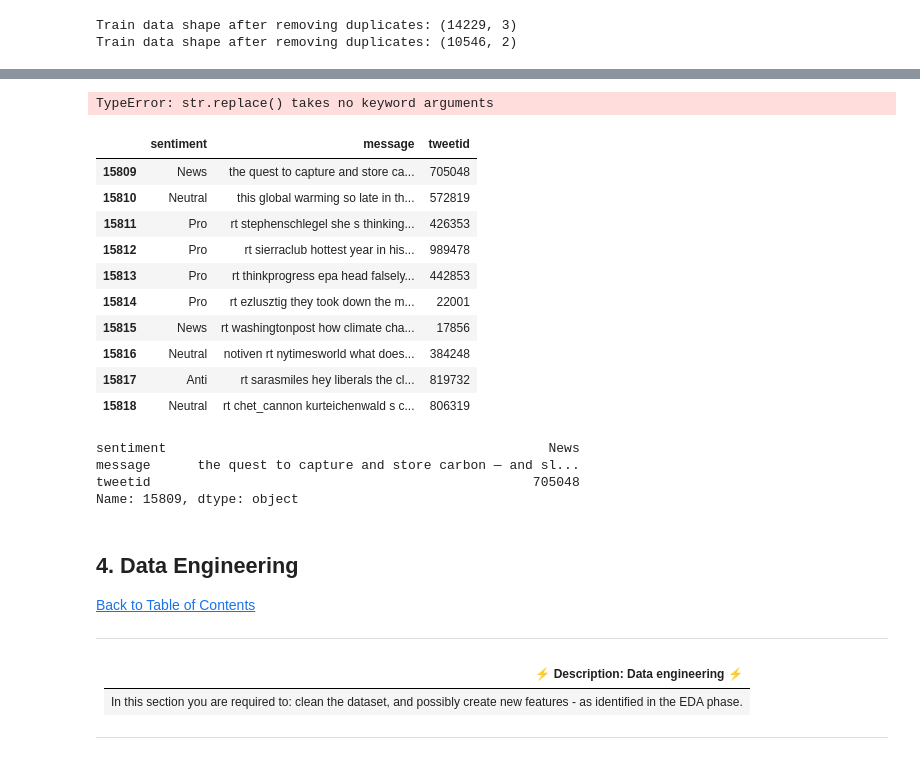
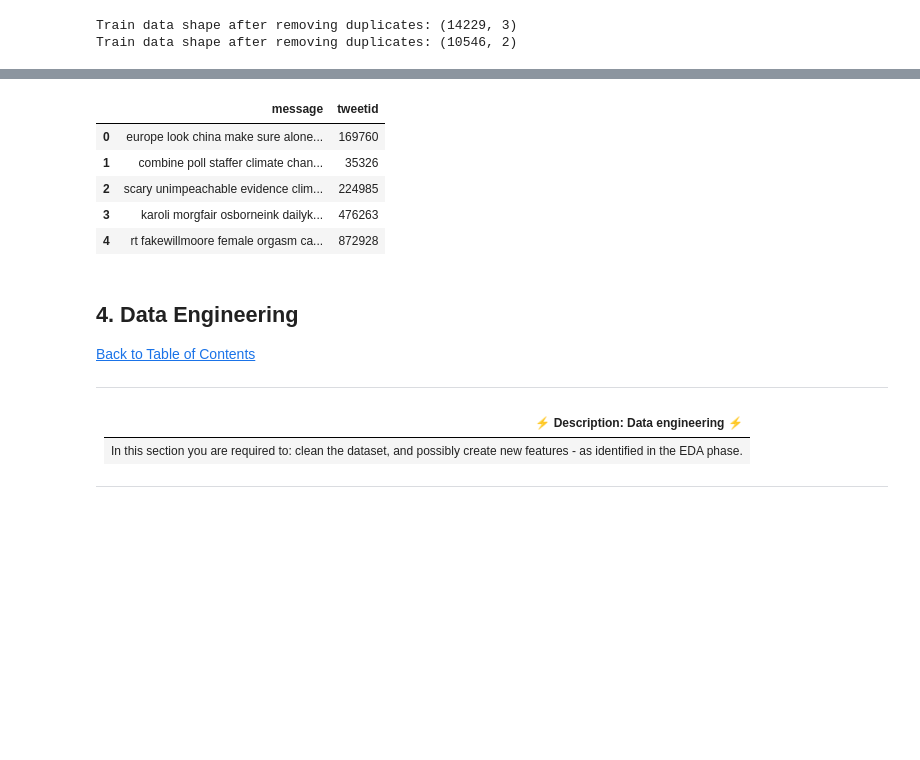
Before and after one commit to ObengKojo23/2207ACDS_TEAM_CW2, a Jupyter notebook: notebooks/twitter_sentiment_classification_notebook.ipynb, the cells around one changed output, grey strips where cells are left out. Drawn from its saved outputs; the diff is of its cells as text; code cells hidden in the pictures; blank space fills up the shorter version.

```diff
--- a/notebooks/twitter_sentiment_classification_notebook.ipynb
+++ b/notebooks/twitter_sentiment_classification_notebook.ipynb
@@ -522,0 +581,9 @@ def data_refine(df):
+# %%
+test_copy.head()
+# %% [output]
+|  | message | tweetid |
+| 0 | europe look china make sure alone... | 169760 |
+| 1 | combine poll staffer climate chan... | 35326 |
+| 2 | scary unimpeachable evidence clim... | 224985 |
+| 3 | karoli morgfair osborneink dailyk... | 476263 |
+| 4 | rt fakewillmoore female orgasm ca... | 872928 |
@@ -523,31 +614,12 @@ def data_refine(df):
 # %%
-#refine dataframe with the above function
+"""#refine dataframe with the above function
 train_copy['message'] = train_copy['message'].apply(data_refine)
-train_copy.head(10)
+train_copy.head(10)"""
-# %% [output]
-TypeError: str.replace() takes no keyword arguments
 # %%
-train_copy['message'] = train_copy['message'].apply(data_refine)
-train_copy.tail(10)
+"""train_copy['message'] = train_copy['message'].apply(data_refine)
+train_copy.tail(10)"""
-# %% [output]
-|  | sentiment | message | tweetid |
-| 15809 | News | the quest to capture and store ca... | 705048 |
-| 15810 | Neutral | this global warming so late in th... | 572819 |
-| 15811 | Pro | rt stephenschlegel she s thinking... | 426353 |
-| 15812 | Pro | rt sierraclub hottest year in his... | 989478 |
-| 15813 | Pro | rt thinkprogress epa head falsely... | 442853 |
-| 15814 | Pro | rt ezlusztig they took down the m... | 22001 |
-| 15815 | News | rt washingtonpost how climate cha... | 17856 |
-| 15816 | Neutral | notiven rt nytimesworld what does... | 384248 |
-| 15817 | Anti | rt sarasmiles hey liberals the cl... | 819732 |
-| 15818 | Neutral | rt chet_cannon kurteichenwald s c... | 806319 |
 # %%
-train_copy.iloc[15809]
+"""train_copy.iloc[15809]"""
-# %% [output]
-sentiment                                                 News
-message      the quest to capture and store carbon — and sl...
-tweetid                                                 705048
-Name: 15809, dtype: object
 # %%
 #This is a better function than the first but will need to work on this later
 
```
Also changed, not shown: parts of 7 cells of this notebook.
